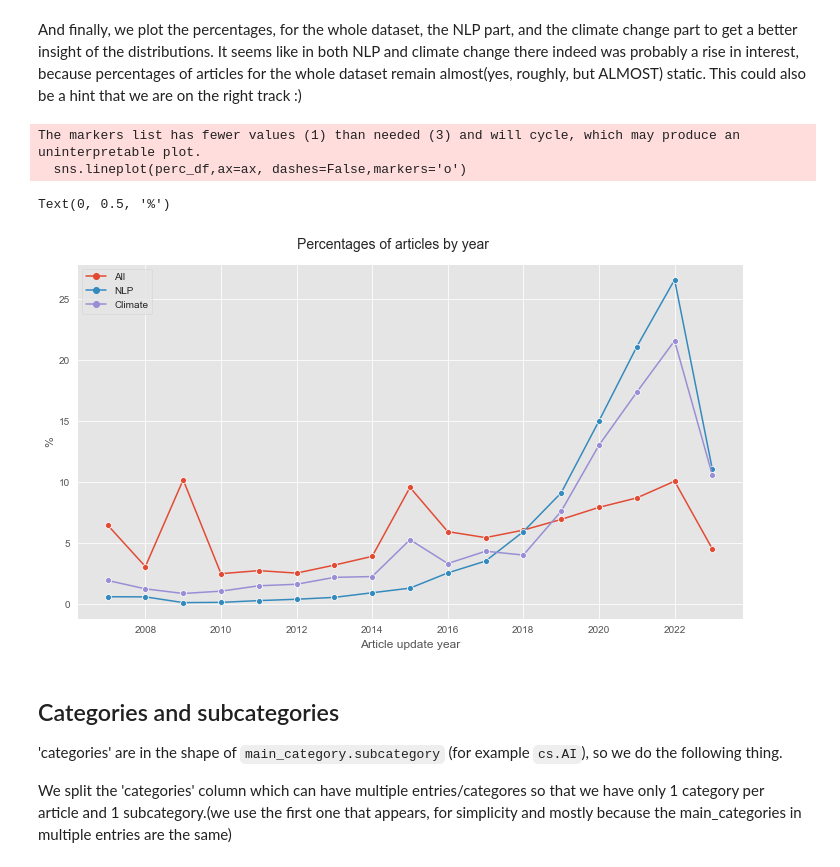
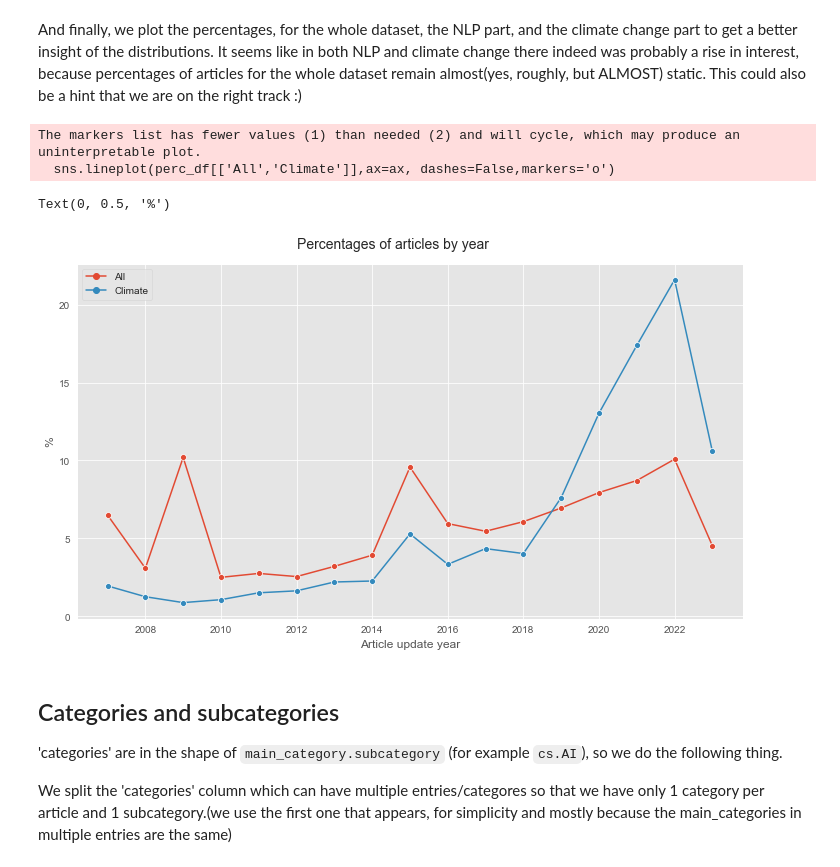
Before and after one commit to gsiraji/wins-topics-network, a Jupyter notebook: arxiv_data_scraping.ipynb, the cells around one changed output. Drawn from its saved outputs; the diff is of its cells as text; code cells hidden in the pictures.

```diff
--- a/arxiv_data_scraping.ipynb
+++ b/arxiv_data_scraping.ipynb
@@ -330,12 +299,12 @@ And finally, we plot the percentages, for the whole dataset, the NLP part, and t
 # %%
 fig,ax = plt.subplots(figsize=(10,6))
 fig.suptitle('Percentages of articles by year',size=14)
 fig.set_tight_layout(True)
-sns.lineplot(perc_df,ax=ax, dashes=False,markers='o')
+sns.lineplot(perc_df[['All','Climate']],ax=ax, dashes=False,markers='o')
 ax.set_xlabel('Article update year')
 ax.set_ylabel('%')
 # %% [output]
-The markers list has fewer values (1) than needed (3) and will cycle, which may produce an uninterpretable plot.
-  sns.lineplot(perc_df,ax=ax, dashes=False,markers='o')
+The markers list has fewer values (1) than needed (2) and will cycle, which may produce an uninterpretable plot.
+  sns.lineplot(perc_df[['All','Climate']],ax=ax, dashes=False,markers='o')
 Text(0, 0.5, '%')
-[figure, old version]
+[figure, new version]
```
Also changed, not shown: parts of 5 cells of this notebook, 3 other files.
